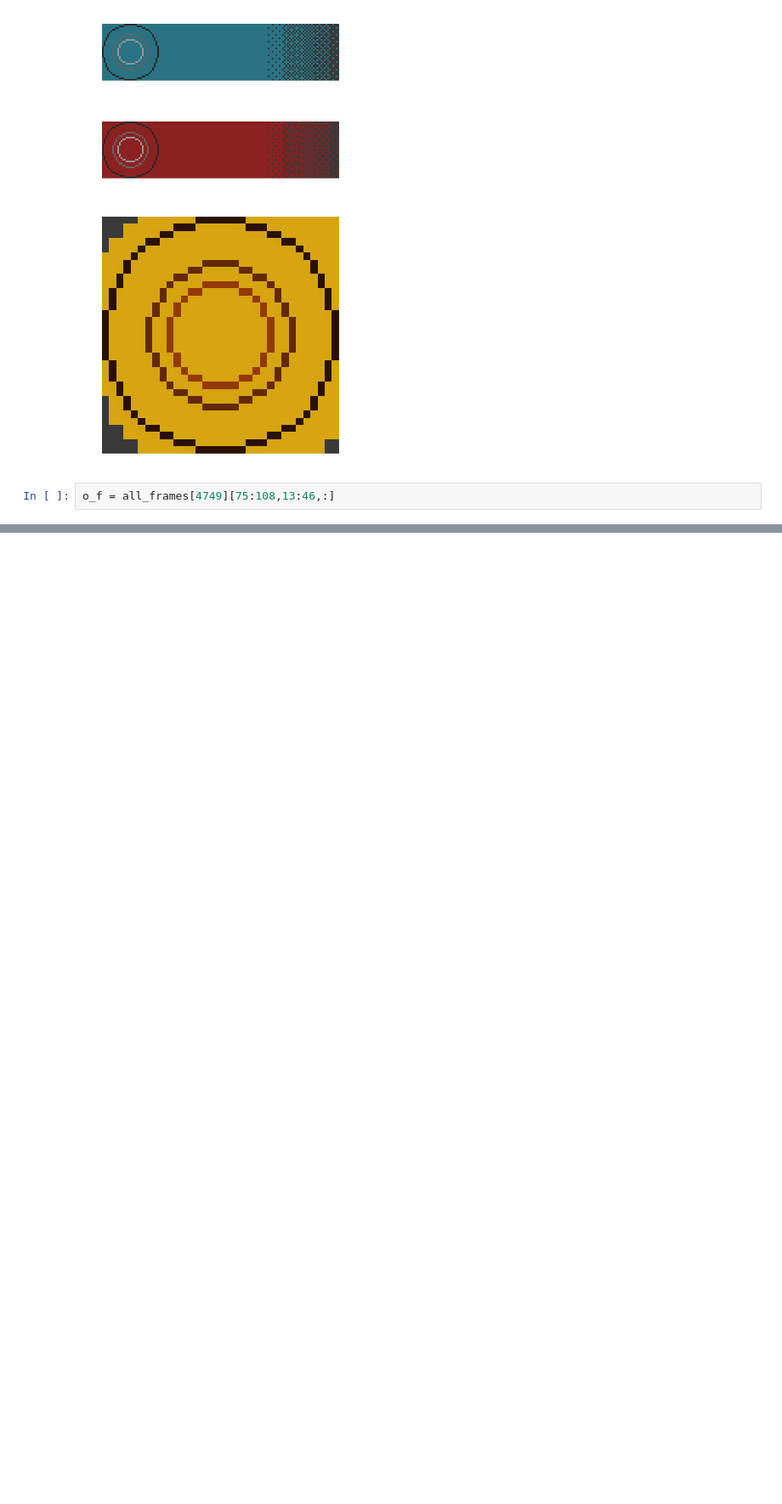
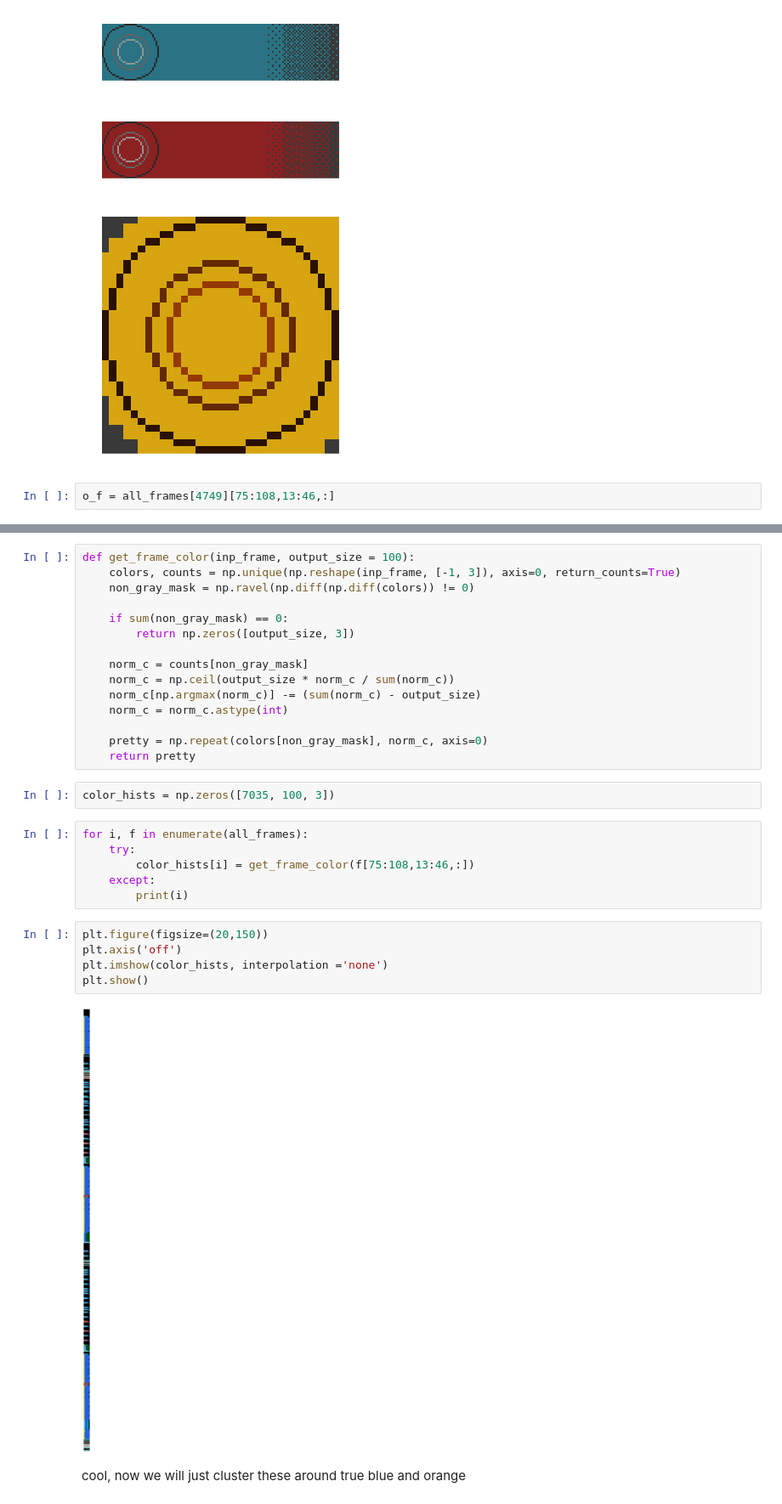
Before and after one commit to pussinboot/tAIko, a Jupyter notebook: notebooks/restart.ipynb, the cells around one changed output, grey strips where cells are left out. Shown at 85% size. Saved outputs shown, nothing was run; the diff lists cells and outputs as text; blank space fills up the shorter version.

```diff
--- a/notebooks/restart.ipynb
+++ b/notebooks/restart.ipynb
@@ -313,0 +362,32 @@ array([  0,   8,  16,  24,  33,  41,  57,  66,  74,  99, 123, 132, 148,
+# %%
+def get_frame_color(inp_frame, output_size = 100):
+    colors, counts = np.unique(np.reshape(inp_frame, [-1, 3]), axis=0, return_counts=True)
+    non_gray_mask = np.ravel(np.diff(np.diff(colors)) != 0)
+
+    if sum(non_gray_mask) == 0:
+        return np.zeros([output_size, 3])
+
+    norm_c = counts[non_gray_mask]
+    norm_c = np.ceil(output_size * norm_c / sum(norm_c))
+    norm_c[np.argmax(norm_c)] -= (sum(norm_c) - output_size)
+    norm_c = norm_c.astype(int)
+
+    pretty = np.repeat(colors[non_gray_mask], norm_c, axis=0)
+    return pretty
+# %%
+color_hists = np.zeros([7035, 100, 3])
+# %%
+for i, f in enumerate(all_frames):
+    try:
+        color_hists[i] = get_frame_color(f[75:108,13:46,:])
+    except:
+        print(i)
+# %%
+plt.figure(figsize=(20,150))
+plt.axis('off')
+plt.imshow(color_hists, interpolation ='none')
+plt.show()
+# %% [output]
+[figure, added]
+# %% [markdown]
+cool, now we will just cluster these around true blue and orange
```
Also changed, not shown: parts of 15 cells of this notebook.
